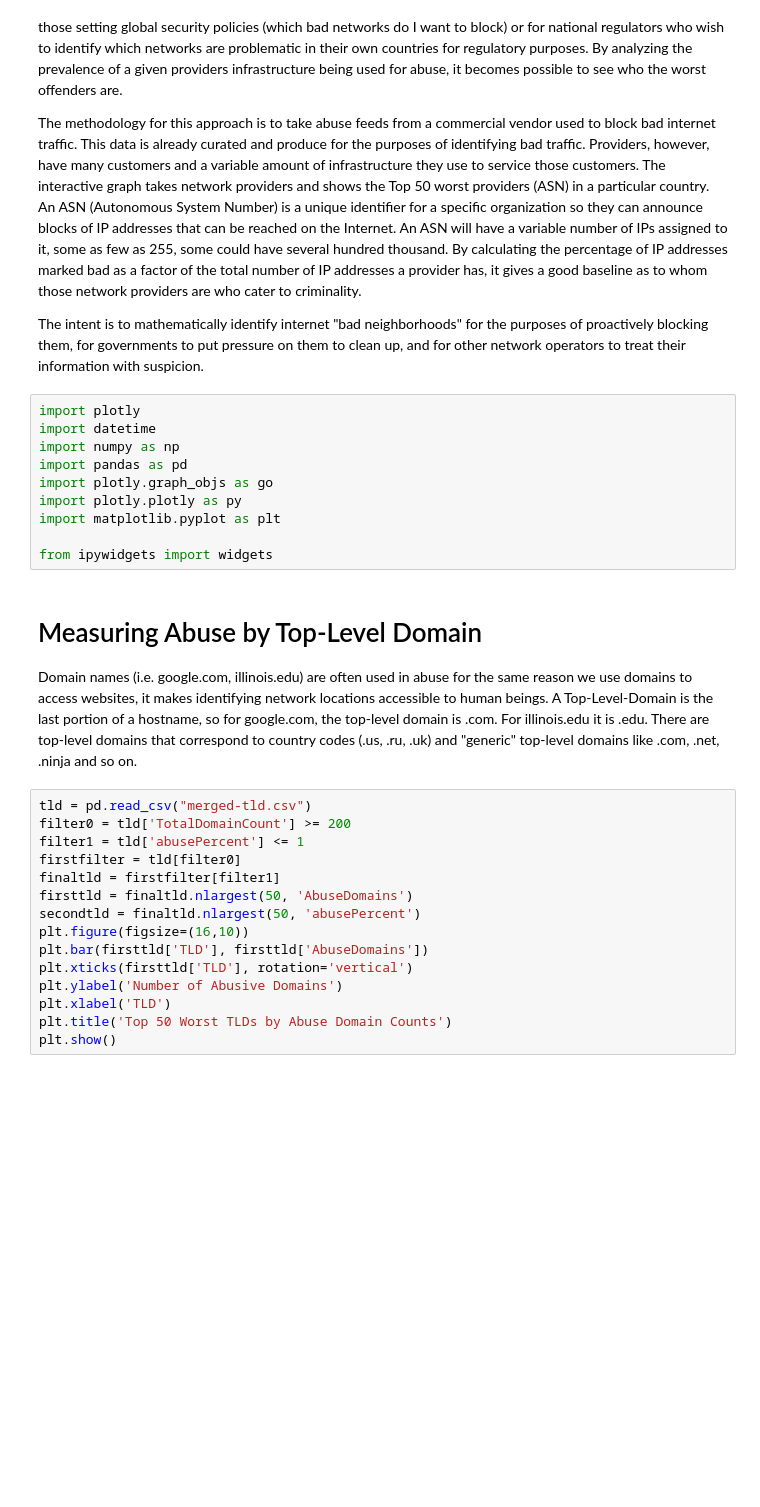
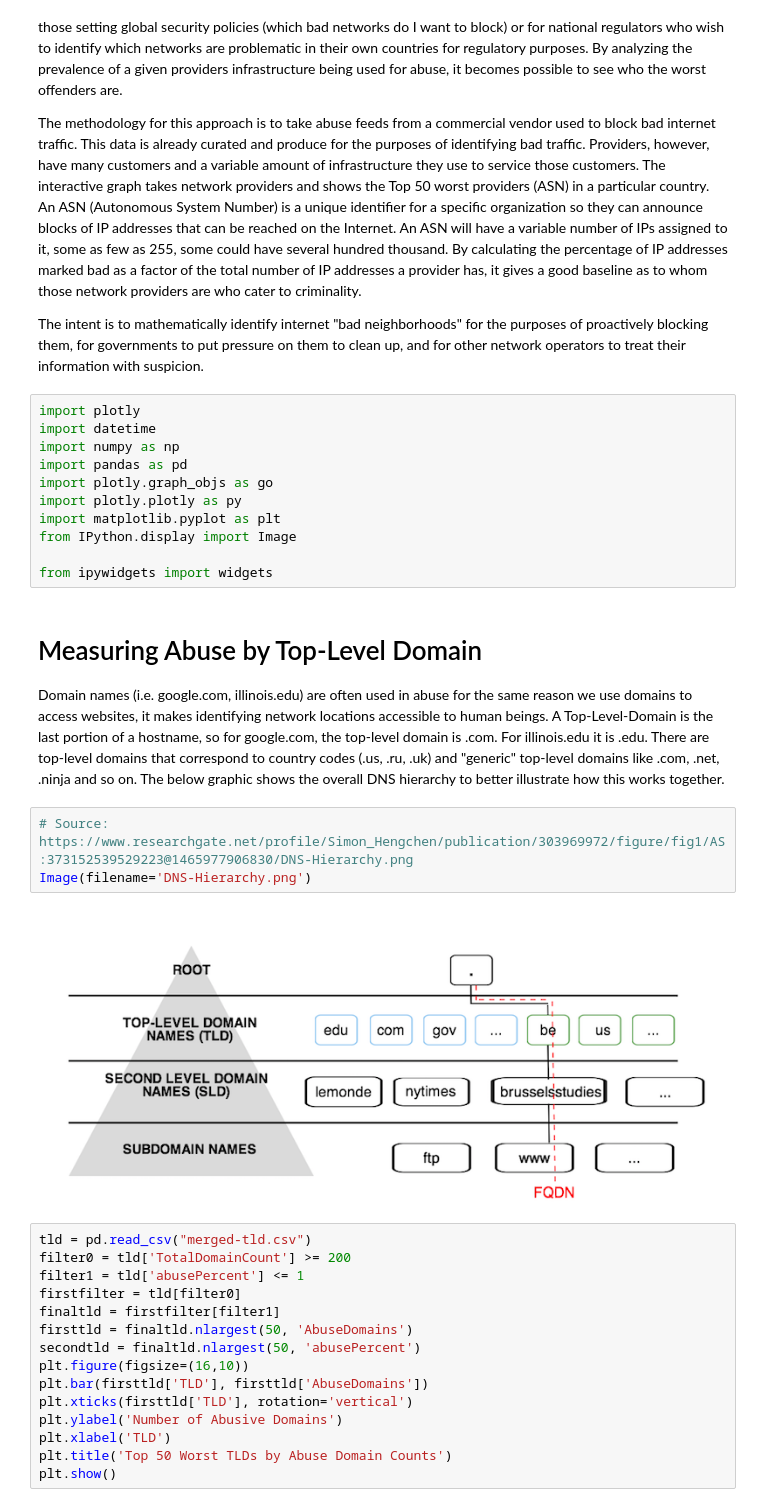
Before and after one commit to bambenek/is590, a Jupyter notebook: project3.ipynb, the cells around one changed output. Drawn from its saved outputs; the diff is of its cells as text; blank space fills up the shorter version.

```diff
--- a/project3.ipynb
+++ b/project3.ipynb
@@ -14,12 +14,18 @@ import pandas as pd
 import plotly.graph_objs as go
 import plotly.plotly as py
 import matplotlib.pyplot as plt
+from IPython.display import Image
 
 from ipywidgets import widgets
 # %% [markdown]
 # Measuring Abuse by Top-Level Domain
 
-Domain names (i.e. google.com, illinois.edu) are often used in abuse for the same reason we use domains to access websites, it makes identifying network locations accessible to human beings. A Top-Level-Domain is the last portion of a hostname, so for google.com, the top-level domain is .com. For illinois.edu it is .edu.  There are top-level domains that correspond to country codes (.us, .ru, .uk) and "generic" top-level domains like .com, .net, .ninja and so on.
+Domain names (i.e. google.com, illinois.edu) are often used in abuse for the same reason we use domains to access websites, it makes identifying network locations accessible to human beings. A Top-Level-Domain is the last portion of a hostname, so for google.com, the top-level domain is .com. For illinois.edu it is .edu.  There are top-level domains that correspond to country codes (.us, .ru, .uk) and "generic" top-level domains like .com, .net, .ninja and so on. The below graphic shows the overall DNS hierarchy to better illustrate how this works together.
+# %%
+# Source: https://www.researchgate.net/profile/Simon_Hengchen/publication/303969972/figure/fig1/AS:373152539529223@1465977906830/DNS-Hierarchy.png
+Image(filename='DNS-Hierarchy.png')
+# %% [output]
+[figure, added]
 # %%
 tld = pd.read_csv("merged-tld.csv")
 filter0 = tld['TotalDomainCount'] >= 200
```
Also changed, not shown: parts of 3 cells of this notebook, 1 other file.
